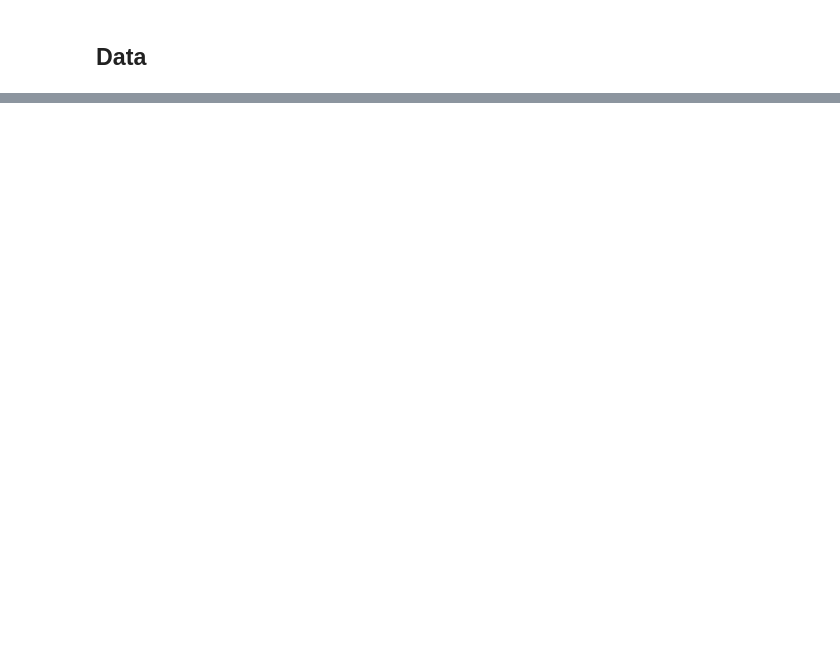
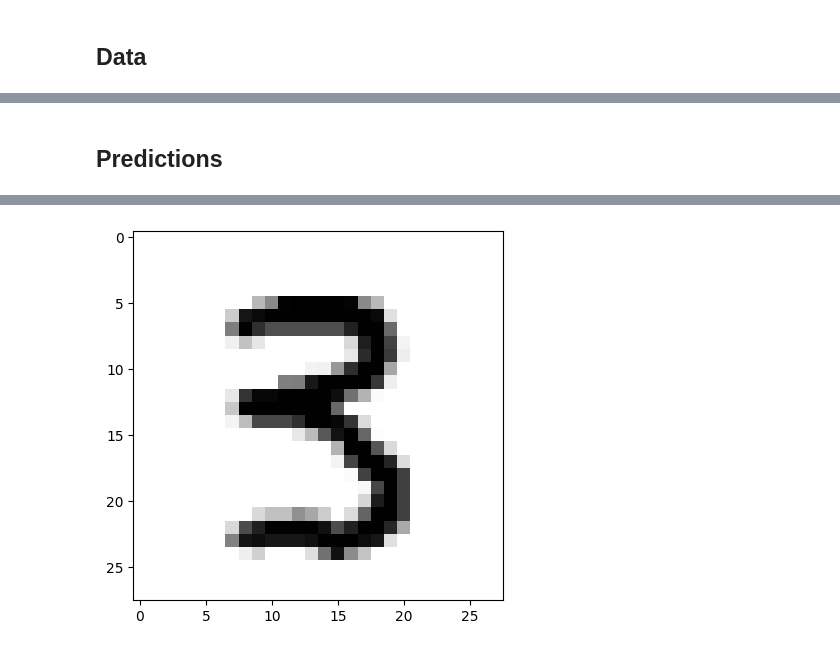
Before and after one commit to Palmgrenoskari/machineLearning, a Jupyter notebook: sandbox/box5MnistClassification/mnistClassification.ipynb, the cells around one changed output, grey strips where cells are left out. Saved outputs shown, nothing was run; the diff lists cells and outputs as text; code cells hidden in the pictures; blank space fills up the shorter version.

Commit message:
MnistClassification learningproject done

```diff
--- a/sandbox/box5MnistClassification/mnistClassification.ipynb
+++ b/sandbox/box5MnistClassification/mnistClassification.ipynb
@@ -31,0 +43,16 @@ plt.show()
+# %%
+# 3D -> 4D
+
+train_images = train_images.reshape(train_images.shape[0], 28, 28, 1)
+test_images = test_images.reshape(test_images.shape[0], 28, 28, 1)
+
+print("Train Images shape now: ", train_images.shape)
+print("Test images shape now: ", test_images.shape)
+
+# Normalization
+
+train_images = train_images.astype("float32")
+test_images = test_images.astype("float32")
+
+train_images = train_images / 255
+test_images = test_images / 255
@@ -31,0 +173,10 @@ plt.show()
+# %% [markdown]
+## Predictions
+# %%
+model = models.load_model("mnist_model.h5")
+i = random.randint(1,5000)
+prediction = model.predict(test_images[i].reshape(1,28,28,1))
+print("Predicted Number: ", prediction.argmax())
+plt.imshow(test_images[i], cmap="gray_r")
+plt.show()
+# %% [output]
@@ -31,0 +185 @@ plt.show()
+[figure, added]
```
Also changed, not shown: parts of 19 cells of this notebook, 1 other file.
